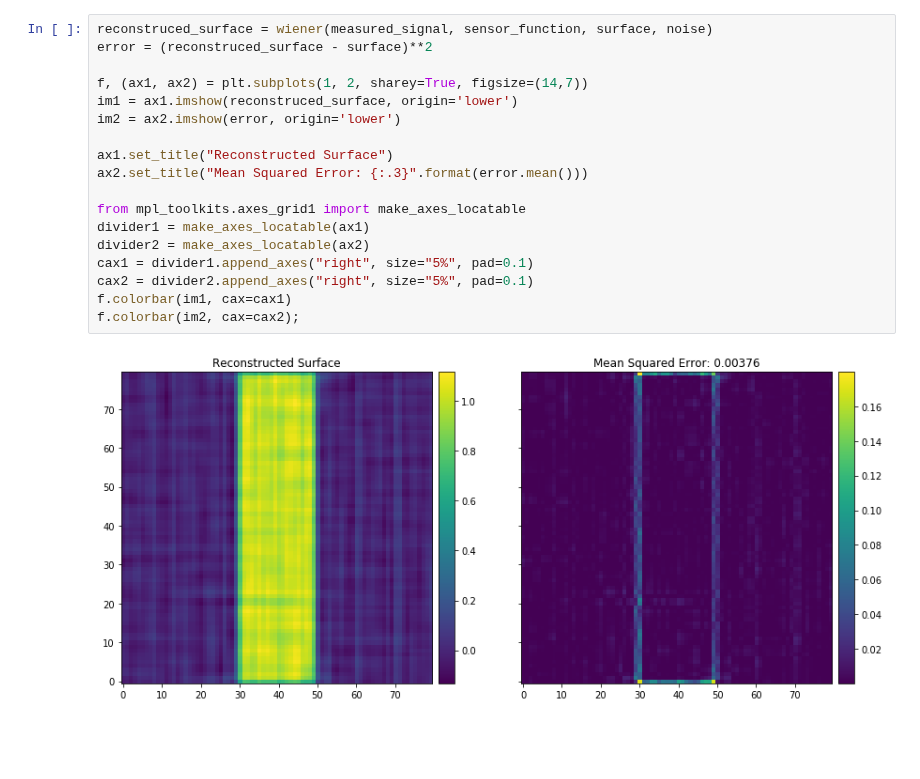
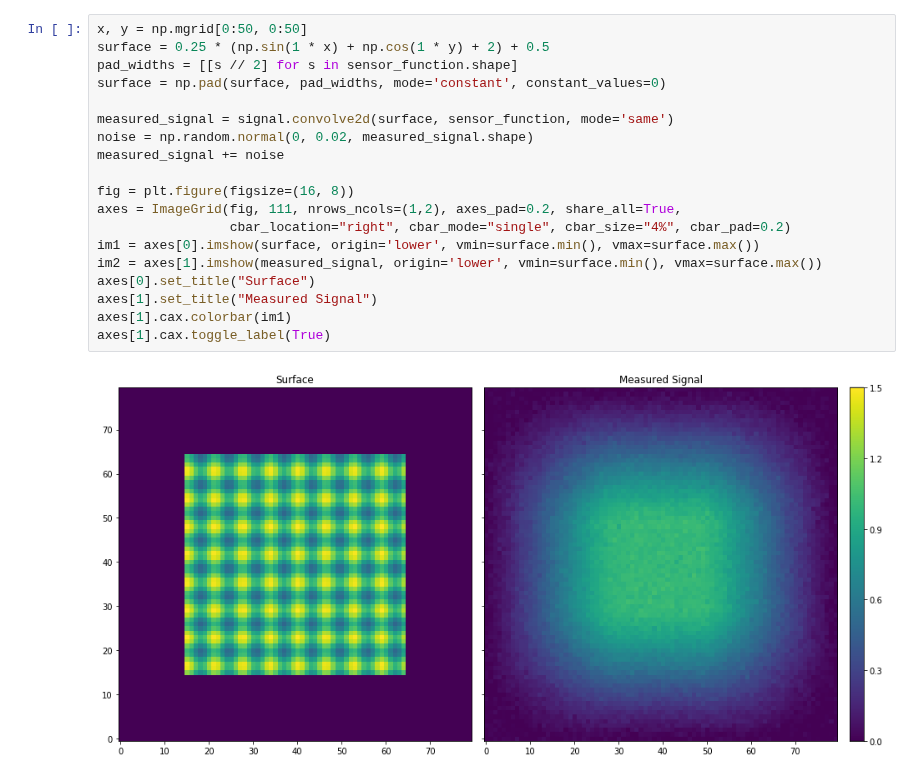
Before and after one commit to benjamingmeiner/kapascan, a Jupyter notebook: theory/deconvolution2D.ipynb, the cells around one changed output. Saved outputs shown, nothing was run; the diff lists cells and outputs as text; blank space fills up the shorter version.

Commit message:
Use patterned surface for deconvolution

```diff
--- a/theory/deconvolution2D.ipynb
+++ b/theory/deconvolution2D.ipynb
@@ -83,20 +64,21 @@ plt.title("Measured Signal");
-# %%
-reconstruced_surface = wiener(measured_signal, sensor_function, surface, noise)
-error = (reconstruced_surface - surface)**2
-
-f, (ax1, ax2) = plt.subplots(1, 2, sharey=True, figsize=(14,7))
-im1 = ax1.imshow(reconstruced_surface, origin='lower')
-im2 = ax2.imshow(error, origin='lower')
-
-ax1.set_title("Reconstructed Surface")
-ax2.set_title("Mean Squared Error: {:.3}".format(error.mean()))
-
-from mpl_toolkits.axes_grid1 import make_axes_locatable
-divider1 = make_axes_locatable(ax1)
-divider2 = make_axes_locatable(ax2)
-cax1 = divider1.append_axes("right", size="5%", pad=0.1)
-cax2 = divider2.append_axes("right", size="5%", pad=0.1)
-f.colorbar(im1, cax=cax1)
-f.colorbar(im2, cax=cax2);
-# %% [output]
-[figure, removed]
+# %%
+x, y = np.mgrid[0:50, 0:50]
+surface = 0.25 * (np.sin(1 * x) + np.cos(1 * y) + 2) + 0.5
+pad_widths = [[s // 2] for s in sensor_function.shape]
+surface = np.pad(surface, pad_widths, mode='constant', constant_values=0)
+
+measured_signal = signal.convolve2d(surface, sensor_function, mode='same')
+noise = np.random.normal(0, 0.02, measured_signal.shape)
+measured_signal += noise
+
+fig = plt.figure(figsize=(16, 8))
+axes = ImageGrid(fig, 111, nrows_ncols=(1,2), axes_pad=0.2, share_all=True,
+                 cbar_location="right", cbar_mode="single", cbar_size="4%", cbar_pad=0.2)
+im1 = axes[0].imshow(surface, origin='lower', vmin=surface.min(), vmax=surface.max())
+im2 = axes[1].imshow(measured_signal, origin='lower', vmin=surface.min(), vmax=surface.max())
+axes[0].set_title("Surface")
+axes[1].set_title("Measured Signal")
+axes[1].cax.colorbar(im1)
+axes[1].cax.toggle_label(True)
+# %% [output]
+[figure, added]
```
Also changed, not shown: parts of 6 cells of this notebook.
